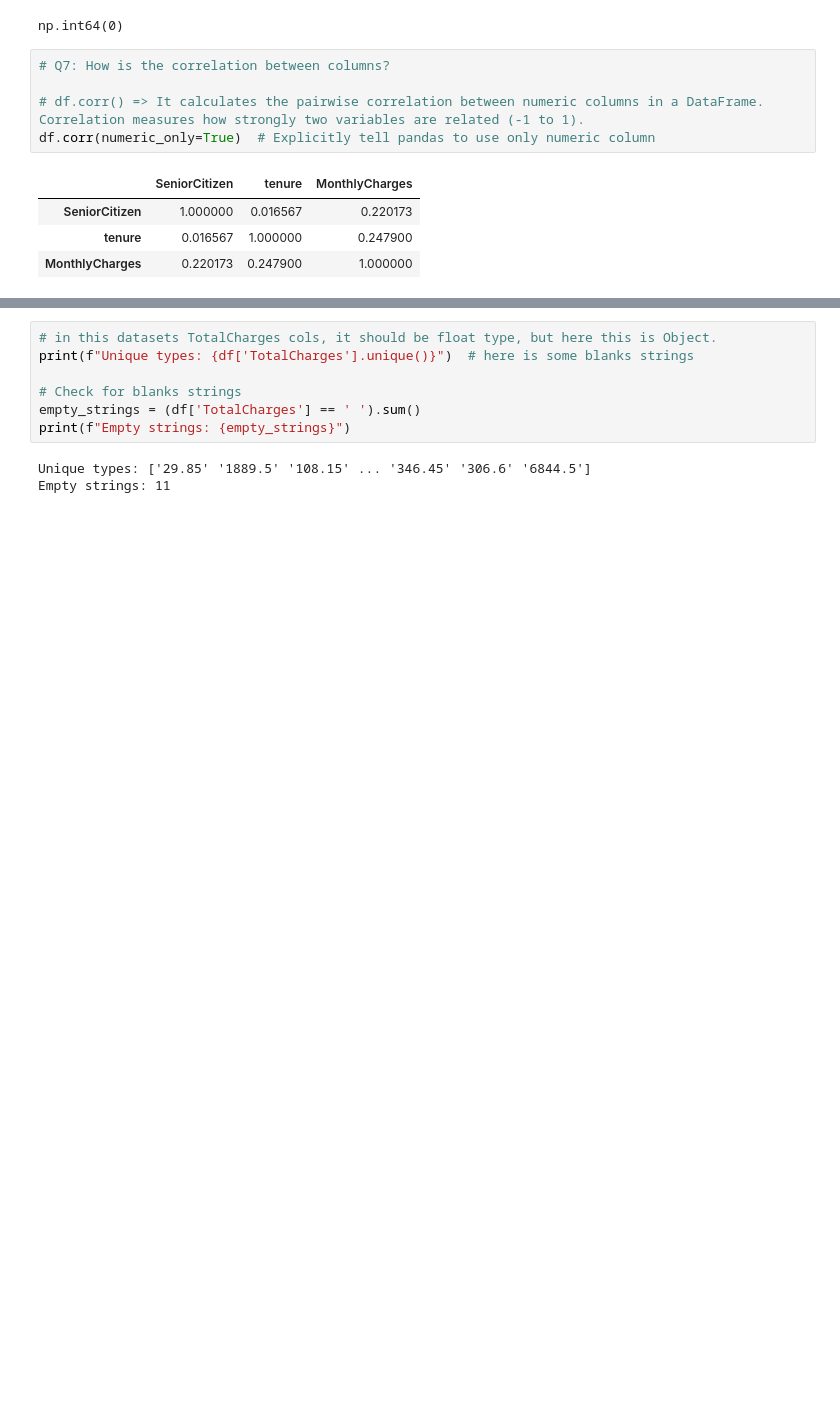
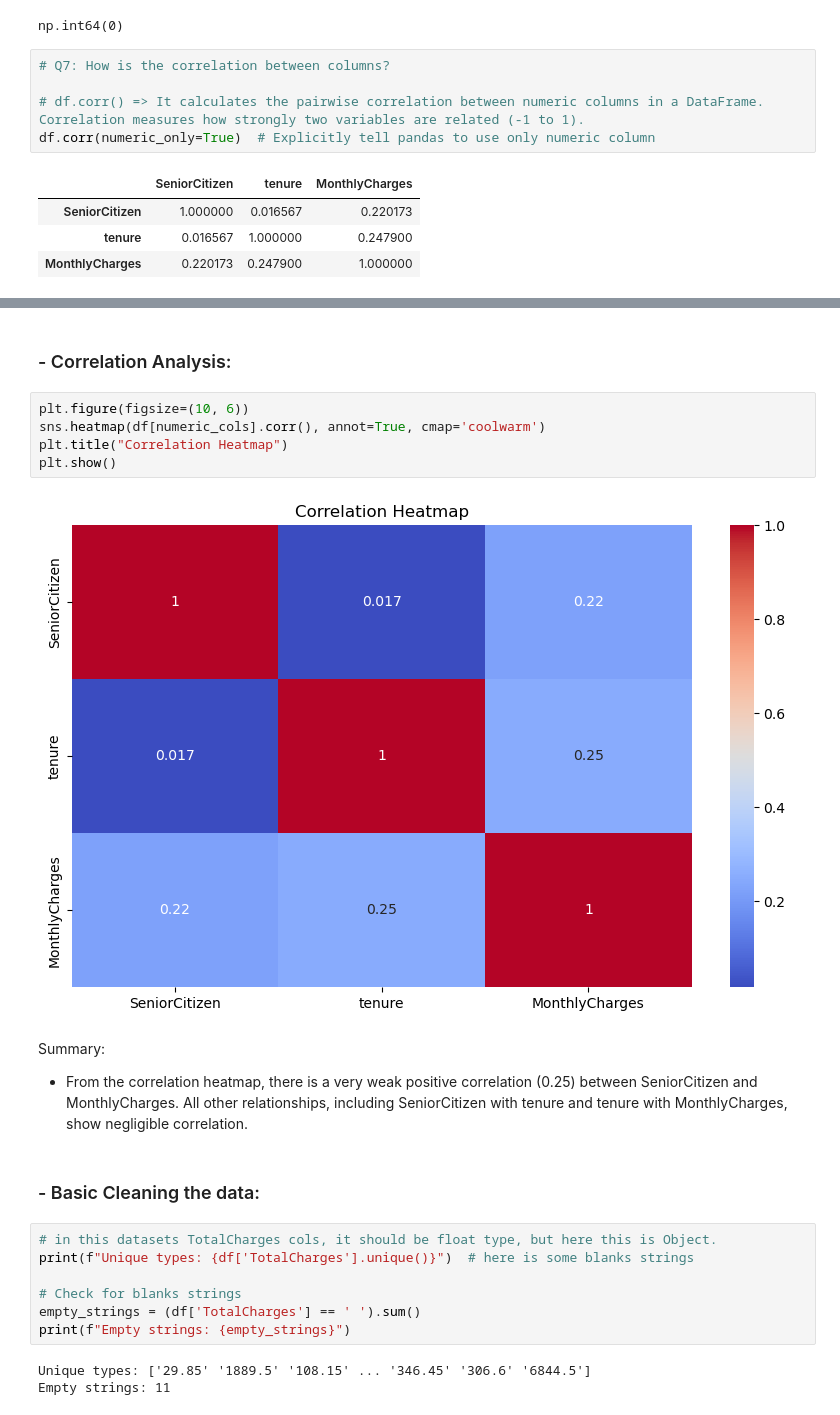
Before and after one commit to arFaisal043/Python_EDA_Project, a Jupyter notebook: Python_EDA_Project.ipynb, the cells around one changed output, grey strips where cells are left out. Drawn from its saved outputs; the diff is of its cells as text; blank space fills up the shorter version.

```diff
--- a/Python_EDA_Project.ipynb
+++ b/Python_EDA_Project.ipynb
@@ -111,3 +178,17 @@ df.sample(5)
+# %% [markdown]
+### - Correlation Analysis:
+# %%
+plt.figure(figsize=(10, 6))
+sns.heatmap(df[numeric_cols].corr(), annot=True, cmap='coolwarm')
+plt.title("Correlation Heatmap")
+plt.show()
+# %% [output]
+[figure, added]
+# %% [markdown]
+Summary:
+- From the correlation heatmap, there is a very weak positive correlation (0.25) between SeniorCitizen and MonthlyCharges. All other relationships, including SeniorCitizen with tenure and tenure with MonthlyCharges, show negligible correlation.
+# %% [markdown]
+### - Basic Cleaning the data:
 # %%
 # in this datasets TotalCharges cols, it should be float type, but here this is Object.
 print(f"Unique types: {df['TotalCharges'].unique()}")  # here is some blanks strings
```
Also changed, not shown: parts of 19 cells of this notebook, 1 other file.
